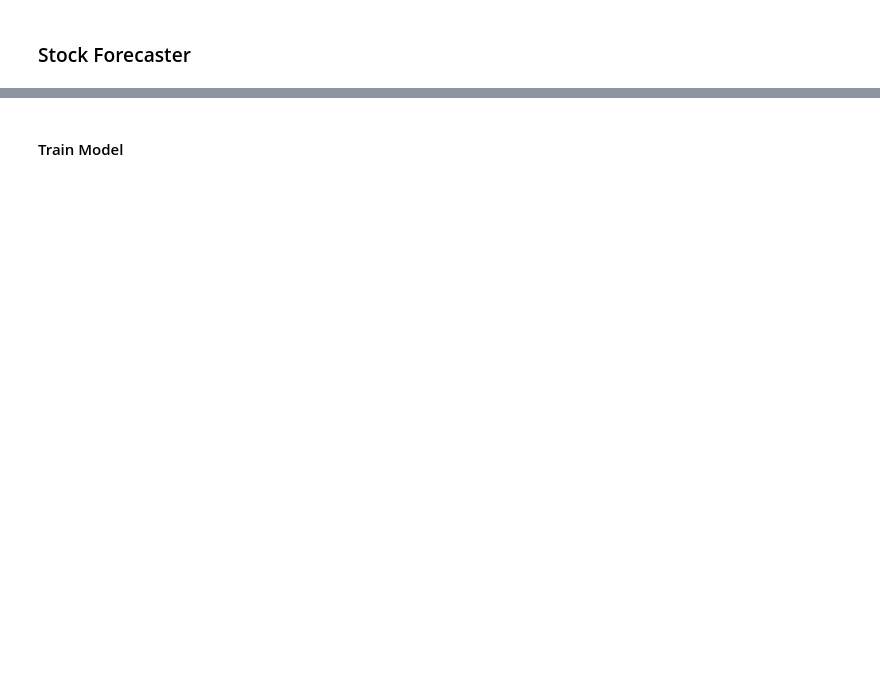
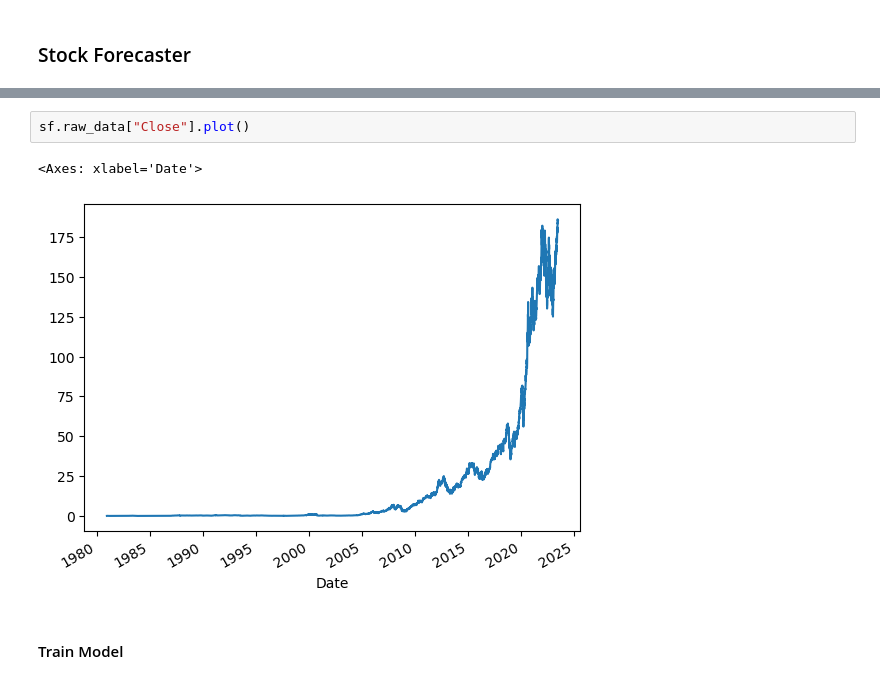
Before and after one commit to meetri/stockai, a Jupyter notebook: StockForecasterTest.ipynb, the cells around one changed output, grey strips where cells are left out. Drawn from its saved outputs; the diff is of its cells as text; blank space fills up the shorter version.

```diff
--- a/StockForecasterTest.ipynb
+++ b/StockForecasterTest.ipynb
@@ -11,3 +21,8 @@ sf.create_model()
+# %%
+sf.raw_data["Close"].plot()
+# %% [output]
+<Axes: xlabel='Date'>
+[figure, added]
 # %% [markdown]
 #### Train Model
 # %%
```
Also changed, not shown: parts of 12 cells of this notebook, 5 other files.
